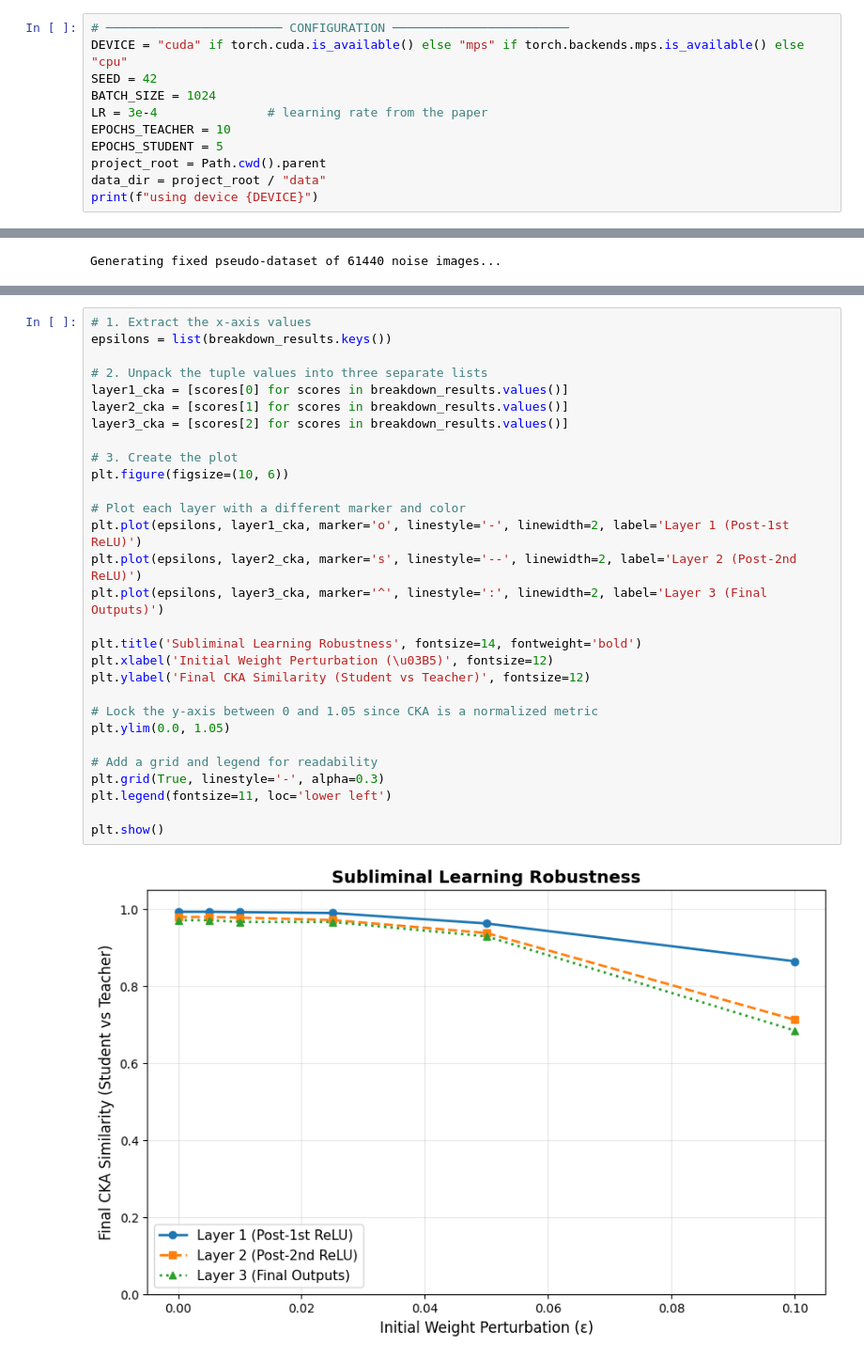
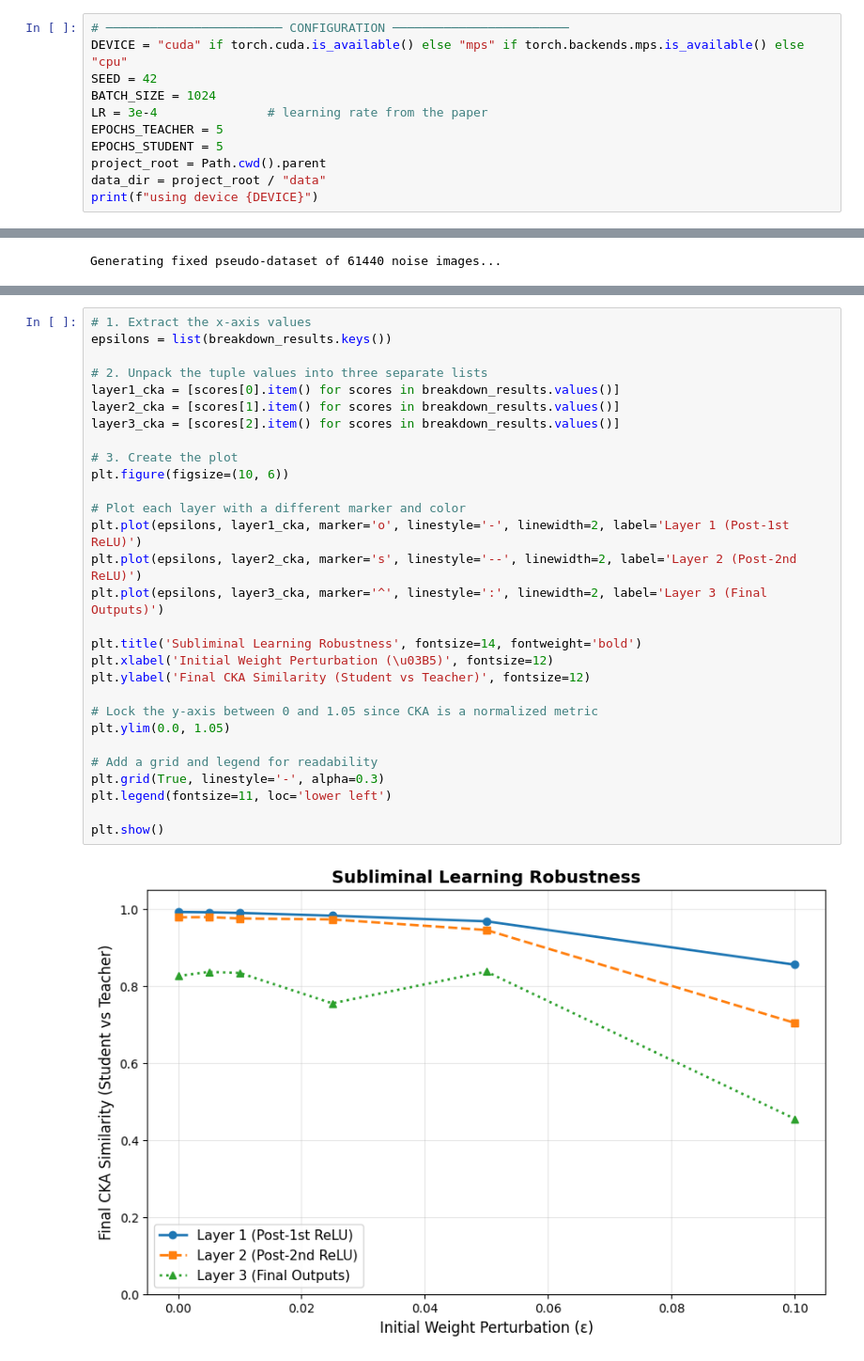
Before and after one commit to KylevdLangemheen/semester-project-subliminal-learning, a Jupyter notebook: notebooks/perturb_weights_experiment.ipynb, the cells around one changed output, grey strips where cells are left out. Shown at 94% size. Cells and saved outputs as stored; diff of their text form.

```diff
--- a/notebooks/perturb_weights_experiment.ipynb
+++ b/notebooks/perturb_weights_experiment.ipynb
@@ -17,7 +17,7 @@ DEVICE = "cuda" if torch.cuda.is_available() else "mps" if torch.backends.mps.is
 SEED = 42
 BATCH_SIZE = 1024
 LR = 3e-4               # learning rate from the paper
-EPOCHS_TEACHER = 10
+EPOCHS_TEACHER = 5
 EPOCHS_STUDENT = 5
 project_root = Path.cwd().parent
 data_dir = project_root / "data"
@@ -158,34 +163,34 @@ Student (Epoch 2) Accuracy: 31.87%
 # %%
 # 1. Extract the x-axis values
 epsilons = list(breakdown_results.keys())
 
 # 2. Unpack the tuple values into three separate lists
-layer1_cka = [scores[0] for scores in breakdown_results.values()]
-layer2_cka = [scores[1] for scores in breakdown_results.values()]
-layer3_cka = [scores[2] for scores in breakdown_results.values()]
+layer1_cka = [scores[0].item() for scores in breakdown_results.values()]
+layer2_cka = [scores[1].item() for scores in breakdown_results.values()]
+layer3_cka = [scores[2].item() for scores in breakdown_results.values()]
 
 # 3. Create the plot
 plt.figure(figsize=(10, 6))
 
 # Plot each layer with a different marker and color
 plt.plot(epsilons, layer1_cka, marker='o', linestyle='-', linewidth=2, label='Layer 1 (Post-1st ReLU)')
 plt.plot(epsilons, layer2_cka, marker='s', linestyle='--', linewidth=2, label='Layer 2 (Post-2nd ReLU)')
 plt.plot(epsilons, layer3_cka, marker='^', linestyle=':', linewidth=2, label='Layer 3 (Final Outputs)')
 
 plt.title('Subliminal Learning Robustness', fontsize=14, fontweight='bold')
 plt.xlabel('Initial Weight Perturbation (\u03B5)', fontsize=12)
 plt.ylabel('Final CKA Similarity (Student vs Teacher)', fontsize=12)
 
 # Lock the y-axis between 0 and 1.05 since CKA is a normalized metric
 plt.ylim(0.0, 1.05)
 
 # Add a grid and legend for readability
 plt.grid(True, linestyle='-', alpha=0.3)
 plt.legend(fontsize=11, loc='lower left')
 
 plt.show()
 # %% [output]
-[figure, old version]
+[figure, new version]
 # %%
 # 1. Extract the x-axis values (epsilons) and y-axis values (accuracies)
 epsilons = list(accuracy_results.keys())
```
Also changed, not shown: parts of 2 cells of this notebook.
